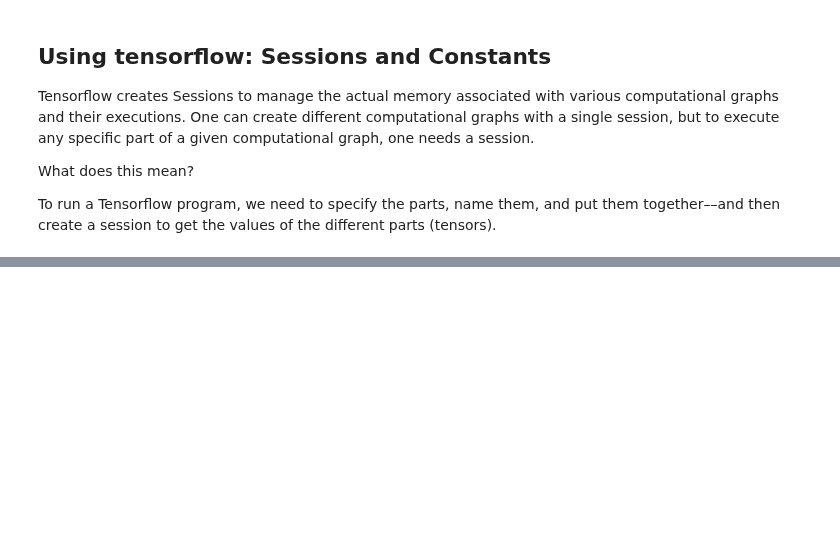
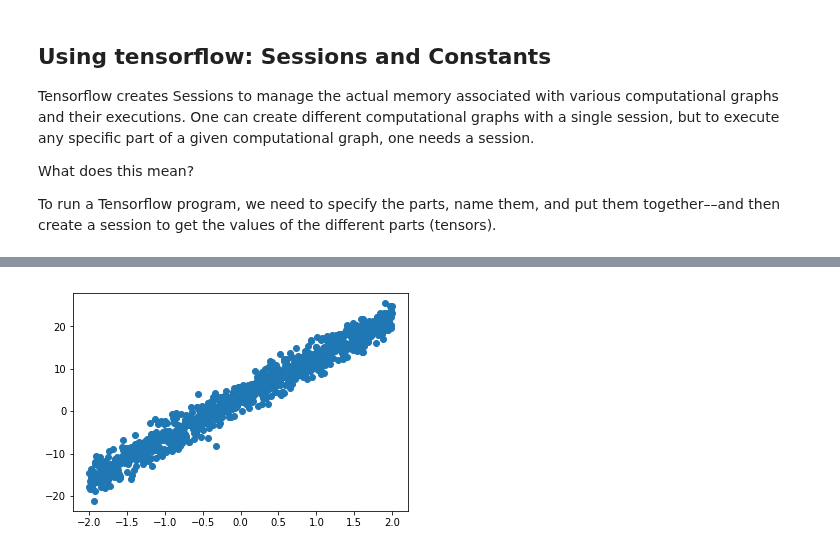
Before and after one commit to SUSA-org/crash-course, a Jupyter notebook: Tensorflow.ipynb, the cells around one changed output, grey strips where cells are left out. Cells and saved outputs as stored; diff of their text form; code cells hidden in the pictures; blank space fills up the shorter version.

```diff
--- a/Tensorflow.ipynb
+++ b/Tensorflow.ipynb
@@ -71,0 +117,12 @@ plt.show()
+# %%
+x = np.linspace(-2, 2, num=1000)
+noise = np.random.randn(1000) * 2
+slope = np.pi**2-np.exp(-1)
+bias = 3.219230
+
+ys = slope*x+noise+bias
+
+plt.scatter(x, ys)
+plt.show()
+# %% [output]
+[figure, added]
```
Also changed, not shown: parts of 15 cells of this notebook.
